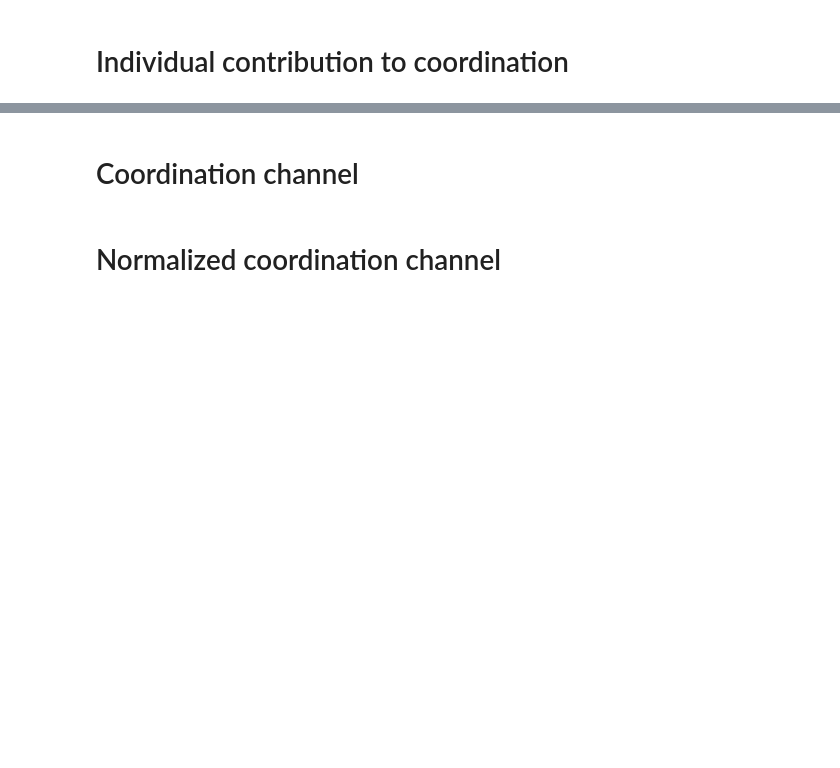
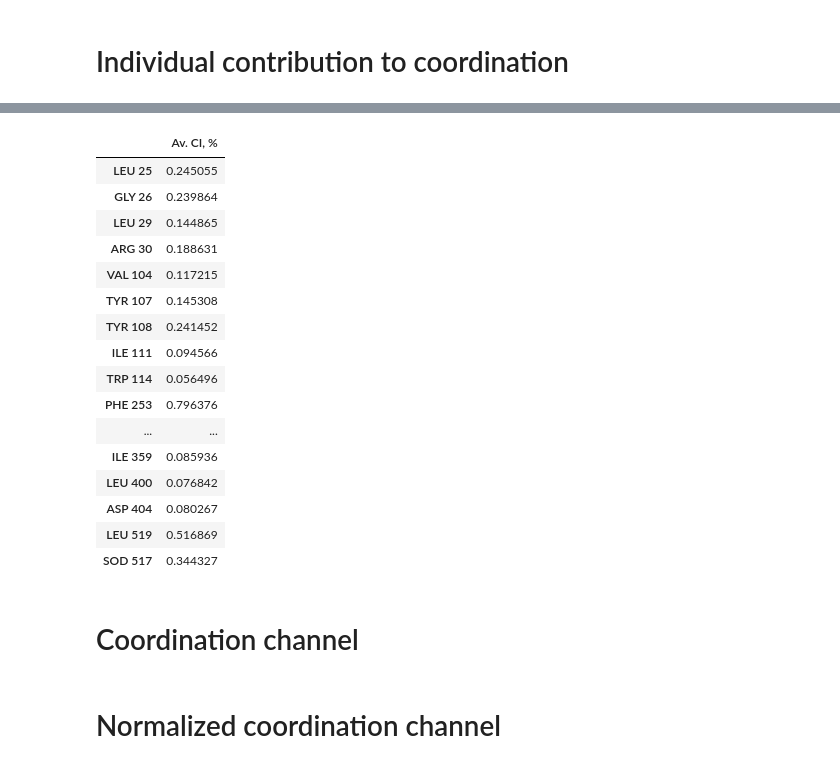
Before and after one commit to weinsteinlab/NbIT, a Jupyter notebook: NbIT.ipynb, the cells around one changed output, grey strips where cells are left out. Drawn from its saved outputs; the diff is of its cells as text; code cells hidden in the pictures; blank space fills up the shorter version.

```diff
--- a/NbIT.ipynb
+++ b/NbIT.ipynb
@@ -468,3 +480,26 @@ for i in range(len(COMB)):
+# %%
+df = pd.DataFrame(av_con_coord,
+                  index = [str(k).replace('>', '').replace('<', '').replace(',', '').split(maxsplit=1)[1] for k in (A+B).unique.residues],
+                  columns= ['Av. CI, %'])
+df
+# %% [output]
+|  | Av. CI, % |
+| LEU 25 | 0.245055 |
+| GLY 26 | 0.239864 |
+| LEU 29 | 0.144865 |
+| ARG 30 | 0.188631 |
+| VAL 104 | 0.117215 |
+| TYR 107 | 0.145308 |
+| TYR 108 | 0.241452 |
+| ILE 111 | 0.094566 |
+| TRP 114 | 0.056496 |
+| PHE 253 | 0.796376 |
+| ... | ... |
+| ILE 359 | 0.085936 |
+| LEU 400 | 0.076842 |
+| ASP 404 | 0.080267 |
+| LEU 519 | 0.516869 |
+| SOD 517 | 0.344327 |
 # %% [markdown]
 # Coordination channel
 # %%
```
Also changed, not shown: parts of 14 cells of this notebook.
